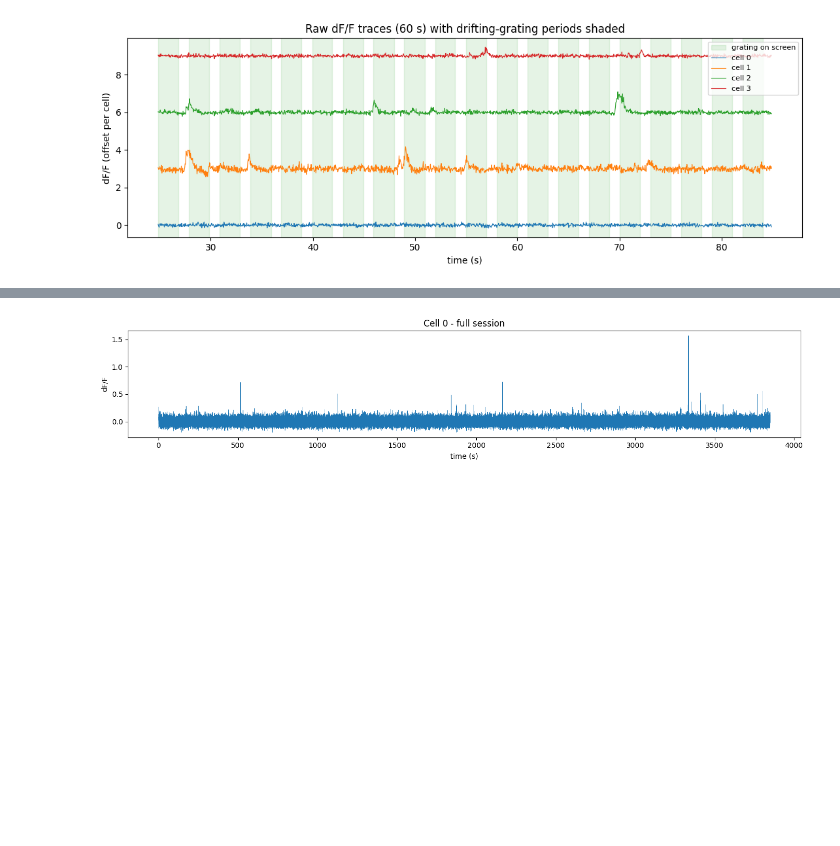
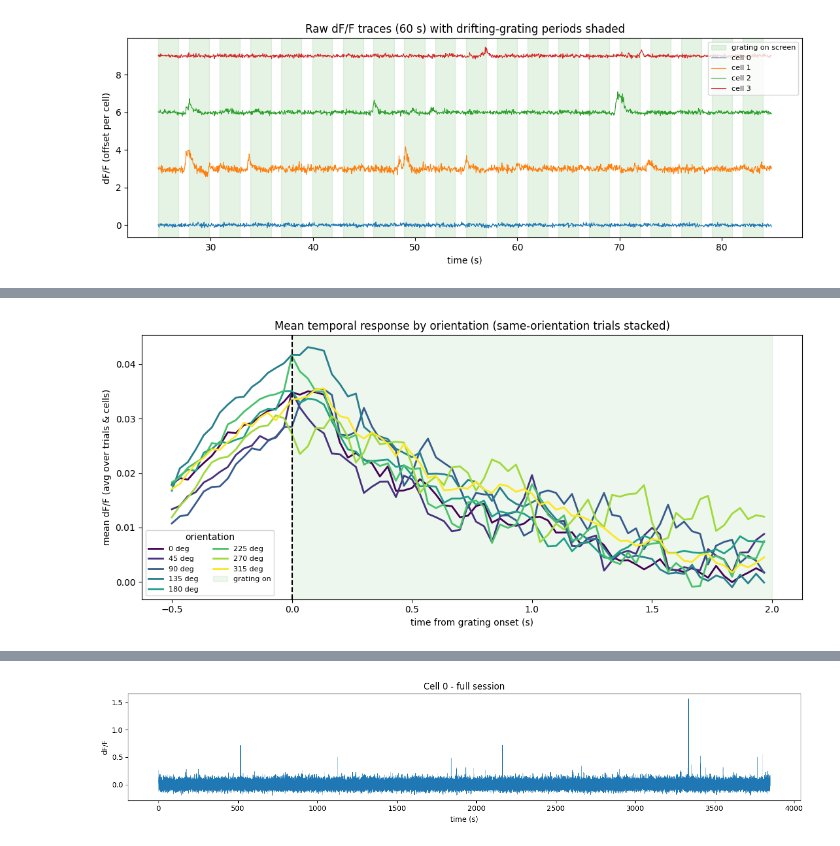
Before and after one commit to zbluee/Predicting_Brain_Regions, a Jupyter notebook: Predicting_Brain_Regions.ipynb, the cells around one changed output, grey strips where cells are left out. Drawn from its saved outputs; the diff is of its cells as text; code cells hidden in the pictures; blank space fills up the shorter version.

```diff
--- a/Predicting_Brain_Regions.ipynb
+++ b/Predicting_Brain_Regions.ipynb
@@ -211,0 +238,34 @@ plt.tight_layout(); plt.show()
+# %%
+# --- Mean temporal response by stimulus: stack same-orientation trials, aligned to onset ---
+# Intuition: many repeats of the SAME stimulus, aligned to onset and averaged, cancel the
+# trial-to-trial noise and reveal the evoked dF/F waveform. We average over trials AND neurons,
+# one curve per orientation (pooling the 5 TFs), so we see the temporal response within a trial.
+fs = 30
+pre, post = int(0.5 * fs), int(2.0 * fs)      # 0.5 s baseline + 2 s stimulus window
+win = pre + post
+t_rel = (np.arange(win) - pre) / fs            # time relative to grating onset (s)
+
+orivals = np.unique(stim_table.orientation.dropna().values)
+colors = plt.cm.viridis(np.linspace(0, 1, len(orivals)))
+
+plt.figure(figsize=(11, 5))
+for oi, ori in enumerate(orivals):
+    snips = []
+    for _, row in stim_table[stim_table.orientation == ori].iterrows():
+        s = int(row.start) - pre
+        seg = dff[:, s:s + win]                 # (n_cells, win)
+        if s >= 0 and seg.shape[1] == win:
+            snips.append(seg.mean(axis=0))      # mean over cells -> (win,)
+    if snips:
+        plt.plot(t_rel, np.mean(snips, axis=0), color=colors[oi], lw=2,
+                 label=f"{int(ori)} deg")       # mean over trials -> (win,)
+
+plt.axvspan(0, 2.0, color="tab:green", alpha=0.08, label="grating on")
+plt.axvline(0, ls="--", color="k")
+plt.xlabel("time from grating onset (s)")
+plt.ylabel("mean dF/F (avg over trials & cells)")
+plt.title("Mean temporal response by orientation (same-orientation trials stacked)")
+plt.legend(title="orientation", fontsize=8, ncol=2)
+plt.tight_layout(); plt.show()
+# %% [output]
+[figure, added]
```
Also changed, not shown: parts of 17 cells of this notebook.
